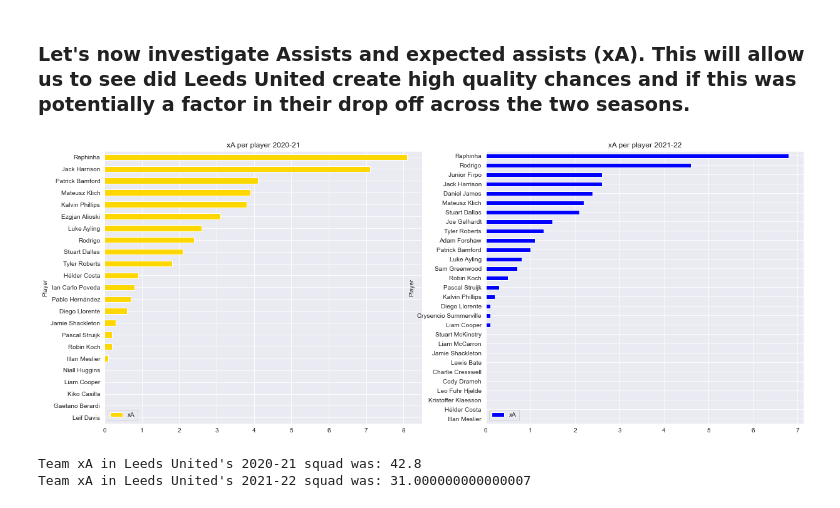
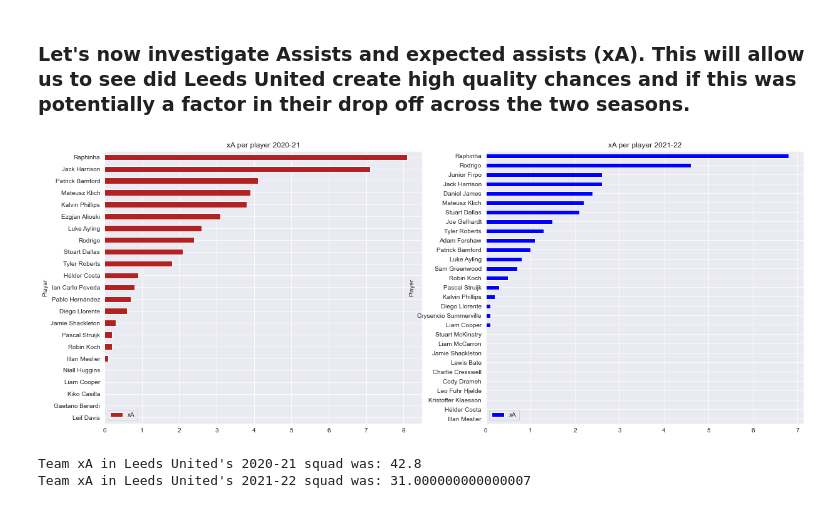
Before and after one commit to kiansweeney11/xg-data-analysis, a Jupyter notebook: leeds-comparison.ipynb, the cells around one changed output. Cells and saved outputs as stored; diff of their text form; code cells hidden in the pictures.

```diff
--- a/leeds-comparison.ipynb
+++ b/leeds-comparison.ipynb
@@ -37,6 +47,12 @@ df2.shape
 # %%
 df1 = df1[df1['Min'] > 0]
 df2 = df2[df2['Min'] > 0]
+# %%
+dftotals1 = df1.copy()
+dftotals2 = df2.copy()
+
+df1 = df1.iloc[:-2]
+df2 = df2.iloc[:-2]
 # %%
 df1.dtypes
 # %% [output]
@@ -144,16 +160,16 @@ We can see that a significant number of players underperformed their xG data in
 # %% [markdown]
 ### Let's now investigate Assists and expected assists (xA). This will allow us to see did Leeds United create high quality chances and if this was potentially a factor in their drop off across the two seasons.
 # %%
-fig, (ax1, ax2) = plt.subplots(1,2, figsize=(20,8))
+fig, (ax1, ax2) = plt.subplots(1, 2, figsize = (20, 8))
 df_c1 = df1.sort_values('xA')
 df_c2 = df2.sort_values('xA')
-df_c1.plot.barh(x = 'Player', y = 'xA', ax= ax1, title='xA per player 2020-21',
-             color='gold')
-df_c2.plot.barh(x = 'Player', y = 'xA', ax= ax2, title='xA per player 2021-22',
-             color='blue')
+df_c1.plot.barh(x = 'Player', y = 'xA', ax = ax1, title = 'xA per player 2020-21',
+             color = 'firebrick')
+df_c2.plot.barh(x = 'Player', y = 'xA', ax = ax2, title = 'xA per player 2021-22',
+             color = 'blue')
 plt.show()
 # %% [output]
-[figure, old version]
+[figure, new version]
 # %%
 print("Team xA in Leeds United's 2020-21 squad was: " + str(sum(df1['xA'])))
 print("Team xA in Leeds United's 2021-22 squad was: " + str(sum(df2['xA'])))
```
Also changed, not shown: parts of 75 cells of this notebook, 2 other files.
